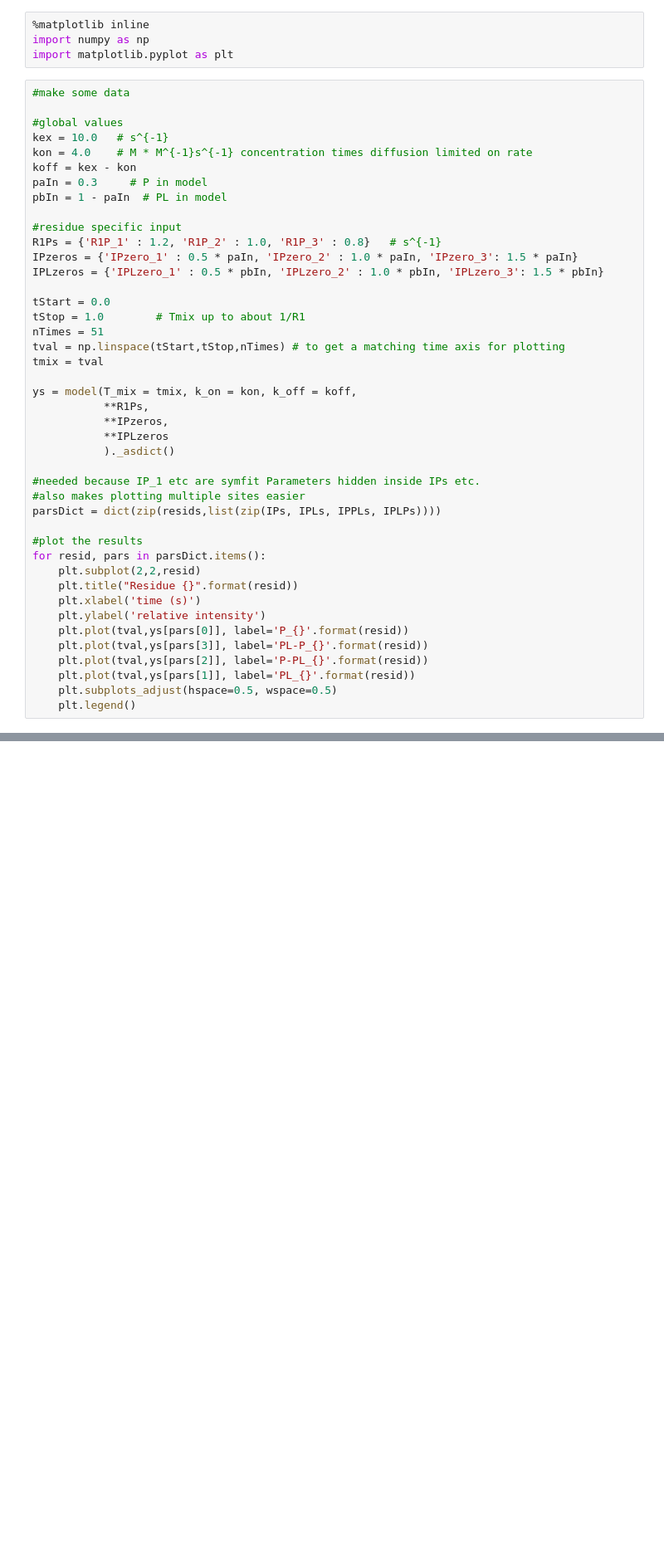
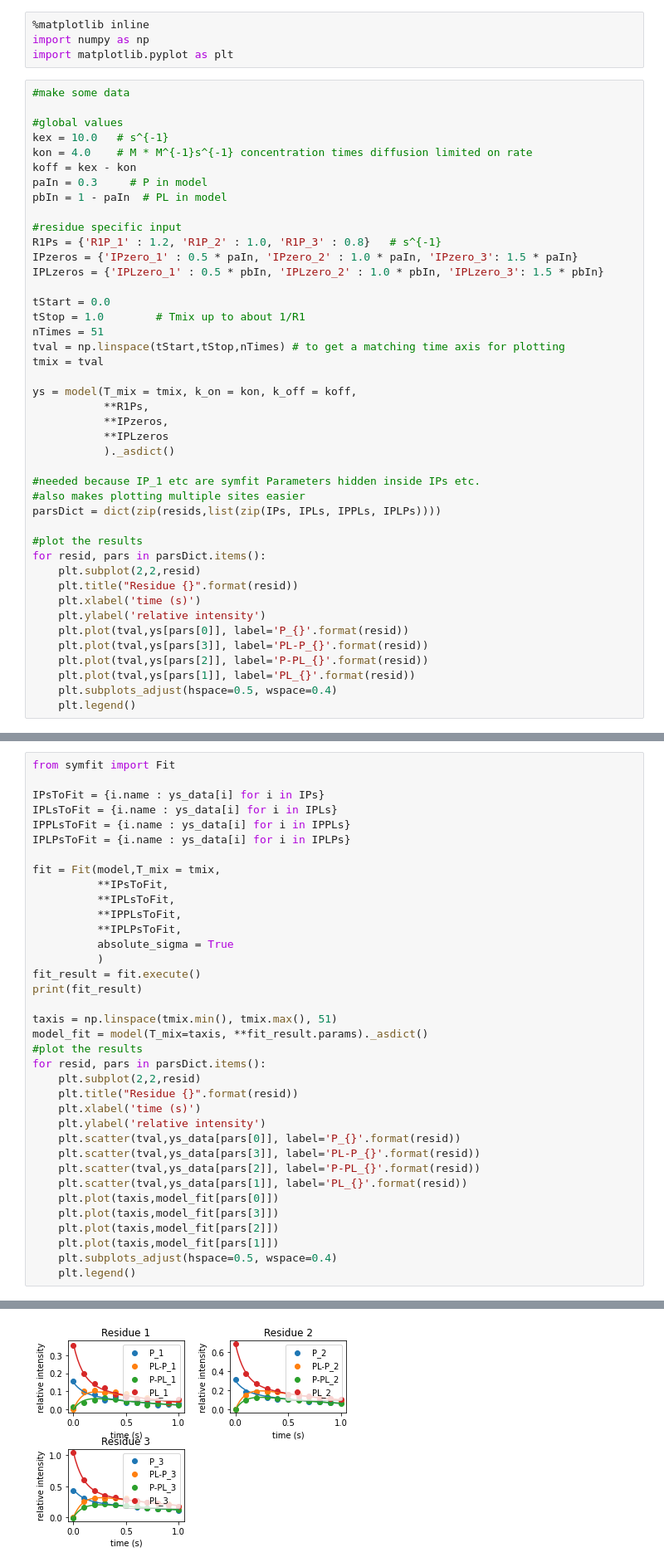
Before and after one commit to brianosmith/EXSY_fitting_notebook, a Jupyter notebook: EXSY_simulation.ipynb, the cells around one changed output, grey strips where cells are left out. Shown: that part at 83% size. Drawn from its saved outputs; the diff is of its cells as text; blank space fills up the shorter version.

```diff
--- a/EXSY_simulation.ipynb
+++ b/EXSY_simulation.ipynb
@@ -464,7 +470,7 @@ for resid, pars in parsDict.items():
     plt.plot(tval,ys[pars[3]], label='PL-P_{}'.format(resid))
     plt.plot(tval,ys[pars[2]], label='P-PL_{}'.format(resid))
     plt.plot(tval,ys[pars[1]], label='PL_{}'.format(resid))
-    plt.subplots_adjust(hspace=0.5, wspace=0.5)
+    plt.subplots_adjust(hspace=0.5, wspace=0.4)
     plt.legend()
 # %% [output]
 [figure]
@@ -513,0 +524,37 @@ fit = Fit(model,T_mix = tmix,
+# %%
+from symfit import Fit
+
+IPsToFit = {i.name : ys_data[i] for i in IPs}
+IPLsToFit = {i.name : ys_data[i] for i in IPLs}
+IPPLsToFit = {i.name : ys_data[i] for i in IPPLs}
+IPLPsToFit = {i.name : ys_data[i] for i in IPLPs}
+
+fit = Fit(model,T_mix = tmix,
+          **IPsToFit,
+          **IPLsToFit,
+          **IPPLsToFit,
+          **IPLPsToFit,
+          absolute_sigma = True
+          )
+fit_result = fit.execute()
+print(fit_result)
+
+taxis = np.linspace(tmix.min(), tmix.max(), 51)
+model_fit = model(T_mix=taxis, **fit_result.params)._asdict()
+#plot the results
+for resid, pars in parsDict.items():
+    plt.subplot(2,2,resid)
+    plt.title("Residue {}".format(resid))
+    plt.xlabel('time (s)')
+    plt.ylabel('relative intensity')
+    plt.scatter(tval,ys_data[pars[0]], label='P_{}'.format(resid))
+    plt.scatter(tval,ys_data[pars[3]], label='PL-P_{}'.format(resid))
+    plt.scatter(tval,ys_data[pars[2]], label='P-PL_{}'.format(resid))
+    plt.scatter(tval,ys_data[pars[1]], label='PL_{}'.format(resid))
+    plt.plot(taxis,model_fit[pars[0]])
+    plt.plot(taxis,model_fit[pars[3]])
+    plt.plot(taxis,model_fit[pars[2]])
+    plt.plot(taxis,model_fit[pars[1]])
+    plt.subplots_adjust(hspace=0.5, wspace=0.4)
+    plt.legend()
+# %% [output]
@@ -514 +578,2 @@ fit = Fit(model,T_mix = tmix,
+[figure, added]
 # %% [markdown]
```
Also changed, not shown: parts of 7 cells of this notebook.
